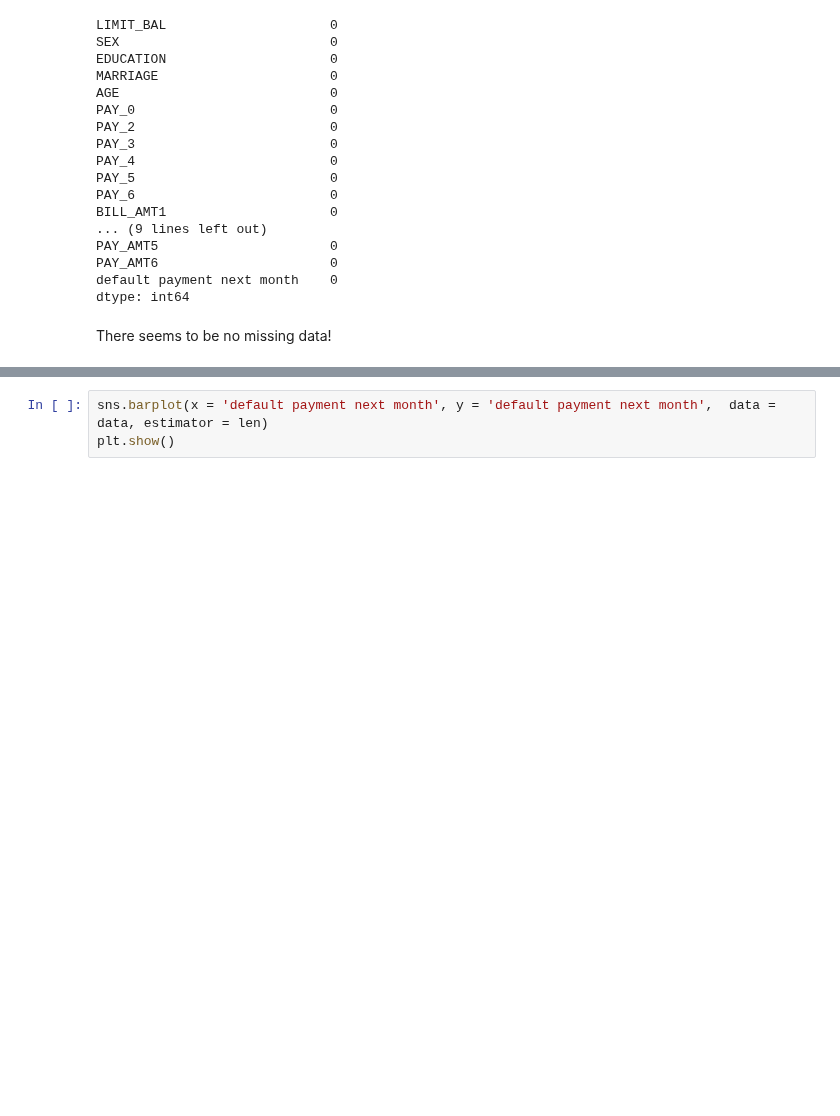
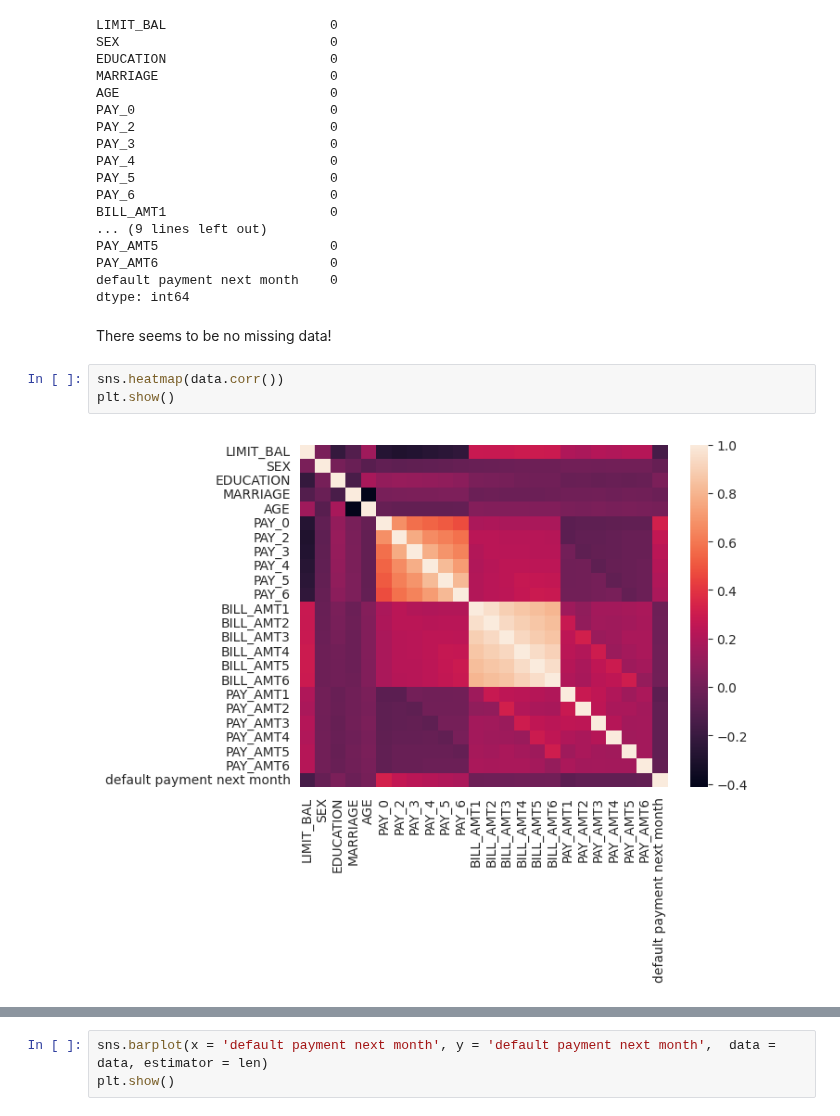
Before and after one commit to indian-coder-aarush/Learning, a Jupyter notebook: credit-card/credit-card-eda.ipynb, the cells around one changed output, grey strips where cells are left out. Saved outputs shown, nothing was run; the diff lists cells and outputs as text; blank space fills up the shorter version.

```diff
--- a/credit-card/credit-card-eda.ipynb
+++ b/credit-card/credit-card-eda.ipynb
@@ -88,3 +88,8 @@ default payment next month    0
 dtype: int64
 # %% [markdown]
 There seems to be no missing data!
+# %%
+sns.heatmap(data.corr())
+plt.show()
+# %% [output]
+[figure, added]
```
Also changed, not shown: parts of 15 cells of this notebook, 4 other files.
